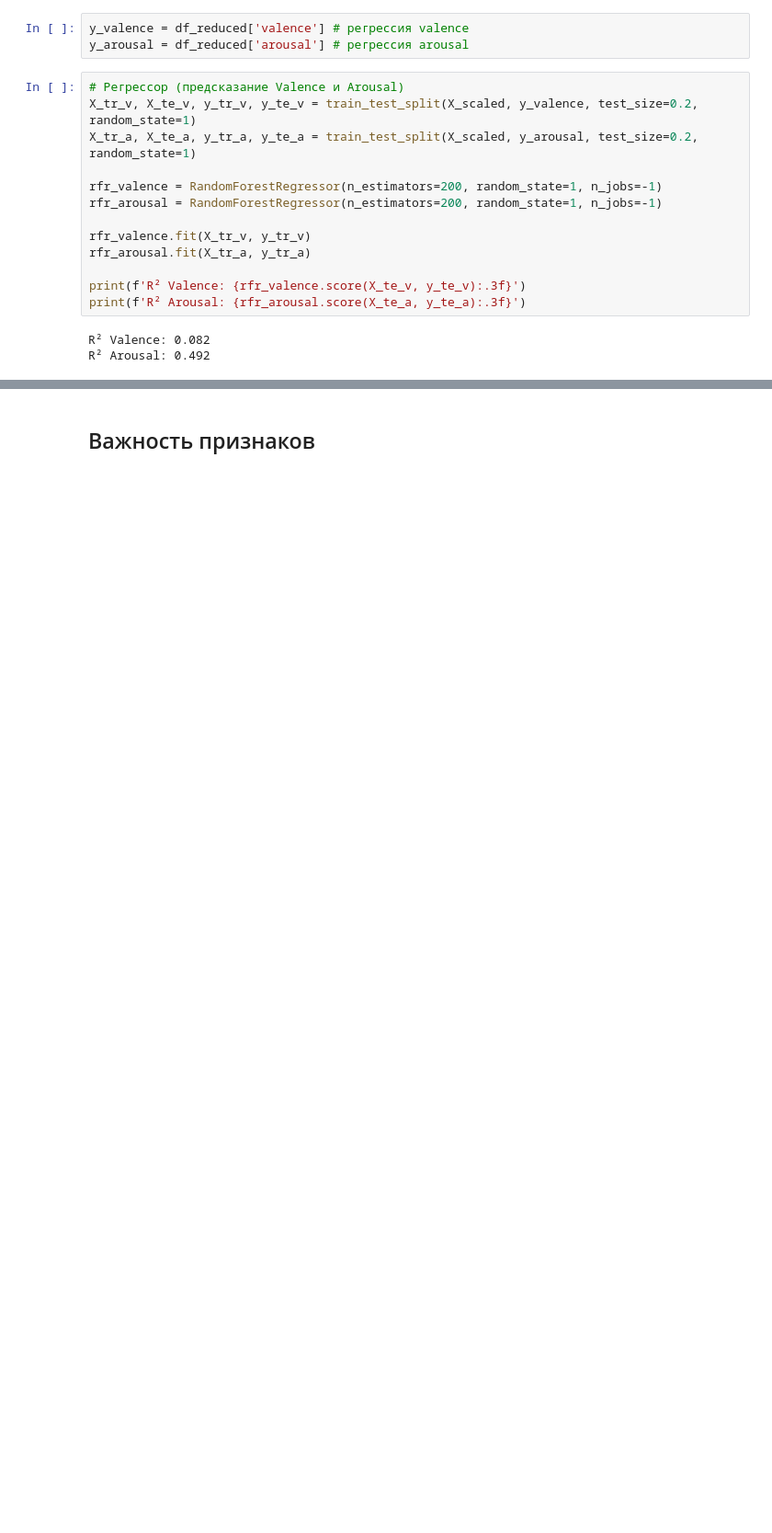
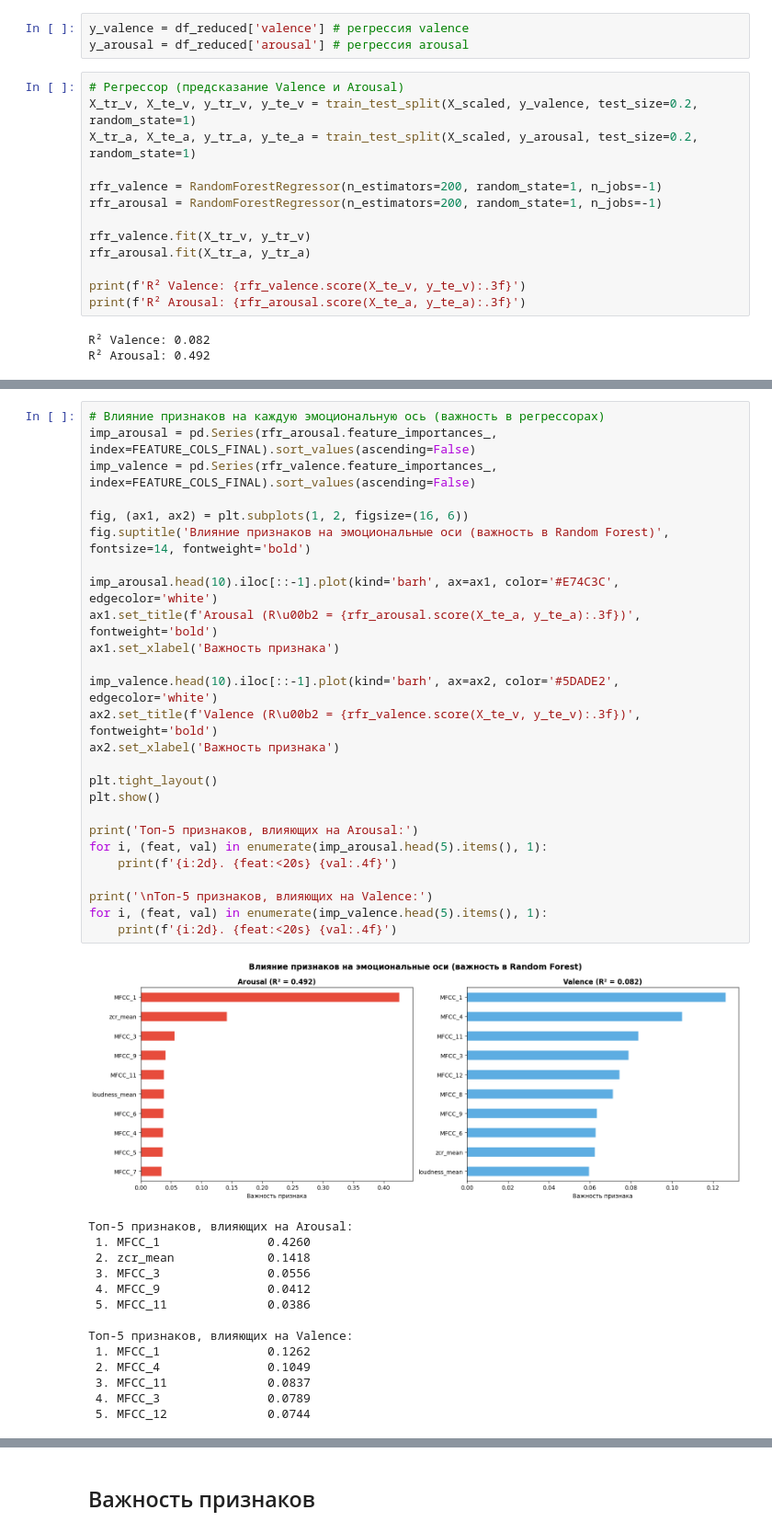
Before and after one commit to CAMblE-CAMblE/music-emotions, a Jupyter notebook: notebooks/music_emotion_analysis.ipynb, the cells around one changed output, grey strips where cells are left out. Shown at 92% size. Cells and saved outputs as stored; diff of their text form; blank space fills up the shorter version.

Commit message:
feat: feature importance of Valence/Arousal regressors

```diff
--- a/notebooks/music_emotion_analysis.ipynb
+++ b/notebooks/music_emotion_analysis.ipynb
@@ -647,0 +591,41 @@ display(results.set_index('Метрика'))
+# %%
+# Влияние признаков на каждую эмоциональную ось (важность в регрессорах)
+imp_arousal = pd.Series(rfr_arousal.feature_importances_, index=FEATURE_COLS_FINAL).sort_values(ascending=False)
+imp_valence = pd.Series(rfr_valence.feature_importances_, index=FEATURE_COLS_FINAL).sort_values(ascending=False)
+
+fig, (ax1, ax2) = plt.subplots(1, 2, figsize=(16, 6))
+fig.suptitle('Влияние признаков на эмоциональные оси (важность в Random Forest)', fontsize=14, fontweight='bold')
+
+imp_arousal.head(10).iloc[::-1].plot(kind='barh', ax=ax1, color='#E74C3C', edgecolor='white')
+ax1.set_title(f'Arousal (R\u00b2 = {rfr_arousal.score(X_te_a, y_te_a):.3f})', fontweight='bold')
+ax1.set_xlabel('Важность признака')
+
+imp_valence.head(10).iloc[::-1].plot(kind='barh', ax=ax2, color='#5DADE2', edgecolor='white')
+ax2.set_title(f'Valence (R\u00b2 = {rfr_valence.score(X_te_v, y_te_v):.3f})', fontweight='bold')
+ax2.set_xlabel('Важность признака')
+
+plt.tight_layout()
+plt.show()
+
+print('Топ-5 признаков, влияющих на Arousal:')
+for i, (feat, val) in enumerate(imp_arousal.head(5).items(), 1):
+    print(f'{i:2d}. {feat:<20s} {val:.4f}')
+
+print('\nТоп-5 признаков, влияющих на Valence:')
+for i, (feat, val) in enumerate(imp_valence.head(5).items(), 1):
+    print(f'{i:2d}. {feat:<20s} {val:.4f}')
+# %% [output]
+[figure, added]
+Топ-5 признаков, влияющих на Arousal:
+ 1. MFCC_1               0.4260
+ 2. zcr_mean             0.1418
+ 3. MFCC_3               0.0556
+ 4. MFCC_9               0.0412
+ 5. MFCC_11              0.0386
+
+Топ-5 признаков, влияющих на Valence:
+ 1. MFCC_1               0.1262
+ 2. MFCC_4               0.1049
+ 3. MFCC_11              0.0837
+ 4. MFCC_3               0.0789
+ 5. MFCC_12              0.0744
```
Also changed, not shown: parts of 24 cells of this notebook.
